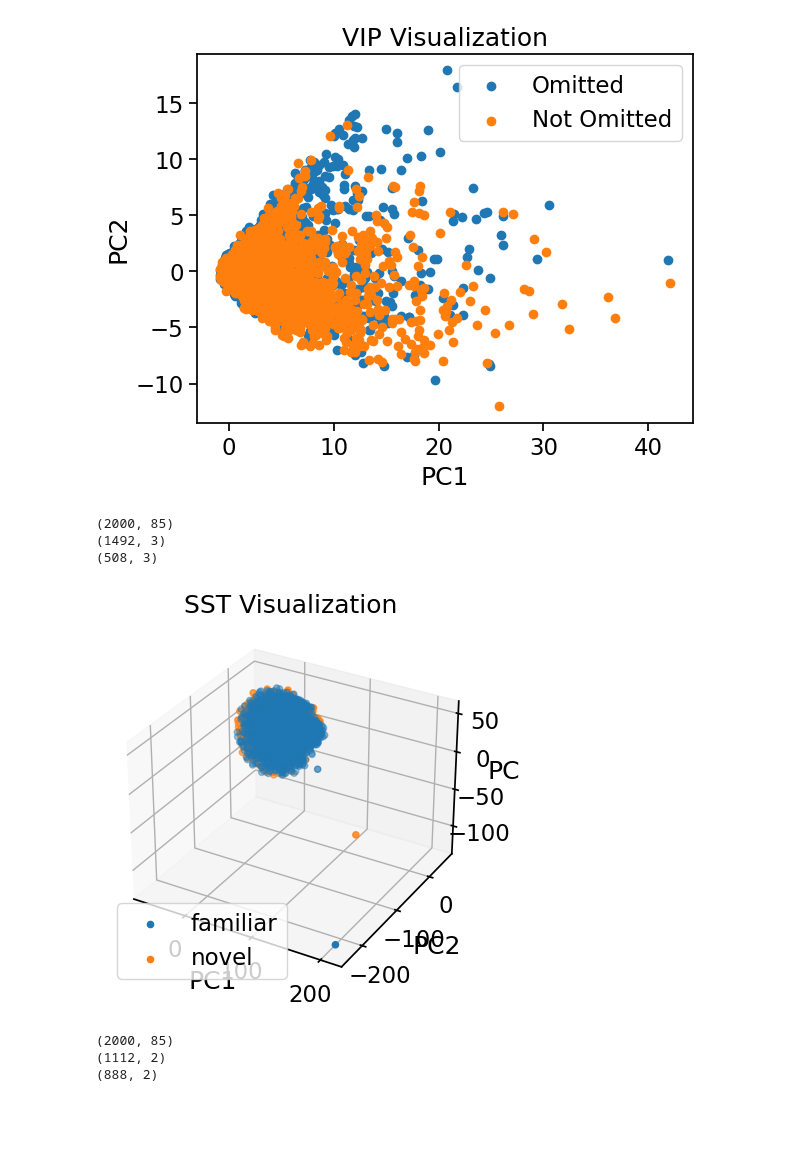
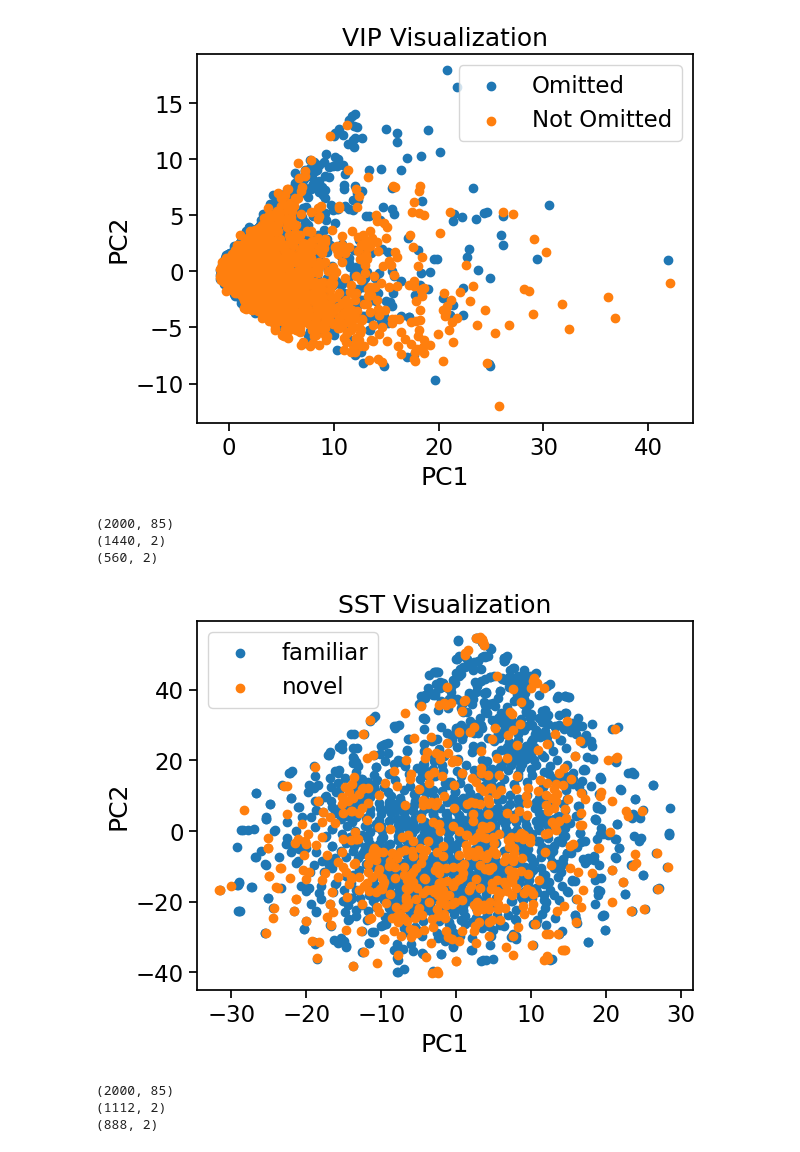
Before and after one commit to RiverGao/NMA_Proj_1, a Jupyter notebook: load_Allen_Visual_Behavior_from_pre_processed_file.ipynb, the cells around one changed output. Saved outputs shown, nothing was run; the diff lists cells and outputs as text; code cells hidden in the pictures; blank space fills up the shorter version.

```diff
--- a/load_Allen_Visual_Behavior_from_pre_processed_file.ipynb
+++ b/load_Allen_Visual_Behavior_from_pre_processed_file.ipynb
@@ -84 +84,7 @@ data.sample(5)
 5 rows × 31 columns
+# %%
+data_session0 = data[data.ophys_session_id == data.ophys_session_id.unique()[0]]
+for i in range(len(data_session0.stimulus_presentations_id.unique())):
+  print(i)
+  # data_session0_trial0 = data_session0[data_session0.stimulus_presentations_id == data_session0.stimulus_presentations_id.unique()[i]]
+  # print(data_session0_trial0.rewarded.unique())
@@ -84,0 +109,5 @@ data.sample(5)
+# %%
+for i in range(len(data.ophys_session_id.unique())):
+  data_sessioni = data[data.ophys_session_id == data.ophys_session_id.unique()[i]]
+  # print(len(data_sessioni.cell_specimen_id.unique()))
+  print(data_sessioni.exposure_level.unique(), data_sessioni.cre_line.unique(), data_sessioni.is_change.unique(), data_sessioni.omitted.unique())
@@ -224,7 +611,7 @@ vip_timestamps = vip_data.trace_timestamps.values[0]
 sst_timestamps = sst_data.trace_timestamps.values[0]
 for exposure_level in vip_data.exposure_level.unique():
   vip_traces = vip_data[vip_data.exposure_level==exposure_level].trace.values
-  sst_traces = vip_data[vip_data.exposure_level==exposure_level].trace.values
+  sst_traces = sst_data[sst_data.exposure_level==exposure_level].trace.values
   plt.plot(timestamps, np.mean(vip_traces) - np.mean(sst_traces), label=exposure_level)
 plt.title('VIP - SST population average')
 plt.xlabel('time after change (sec)')
@@ -379,37 +830,33 @@ vip_data = data[(data.cre_line == 'Vip-IRES-Cre')&(data.omitted == True)]
 # %%
 n_all_samples = len(sst_data.trace.values)
 subset_index = np.random.choice([i for i in range(n_all_samples)], 2000, replace=False)
 sst_arrays = np.stack(sst_data.trace.values)[subset_index]
 print(sst_arrays.shape)
 
 # pca = PCA(n_components=2)
 # pca.fit(vip_arrays)
 
 from sklearn.manifold import TSNE
-tsne_model = TSNE(n_components=3, perplexity=10, random_state=2020)
+tsne_model = TSNE(n_components=2, perplexity=10, random_state=2020)
 sst_arrays = tsne_model.fit_transform(sst_arrays)
-
-fig = plt.figure()
-ax = fig.add_subplot(projection='3d')
 
 for exposure_level in sst_data.exposure_level.unique():
   level_idx = np.where(sst_data.exposure_level.values[subset_index] == exposure_level)
   # print(vip_data.exposure_level.values.shape)
   traces = sst_arrays[level_idx]
   print(traces.shape)
-  ax.scatter(traces[:, 0], traces[:, 1], traces[:, 2], label=exposure_level)
+  plt.scatter(traces[:, 0], traces[:, 1], label=exposure_level)
 
-ax.set_title('SST Visualization')
-ax.set_xlabel('PC1')
-ax.set_ylabel('PC2')
-ax.set_zlabel('PC3')
-ax.legend()
+plt.title('SST Visualization')
+plt.xlabel('PC1')
+plt.ylabel('PC2')
+plt.legend()
 plt.show()
 # %% [output]
 (2000, 85)
-(1492, 3)
-(508, 3)
+(1440, 2)
+(560, 2)
-[figure, old version]
+[figure, new version]
 # %%
 n_all_samples = len(vip_data.trace.values)
 subset_index = np.random.choice([i for i in range(n_all_samples)], 2000, replace=False)
```
Also changed, not shown: parts of 32 cells of this notebook.
